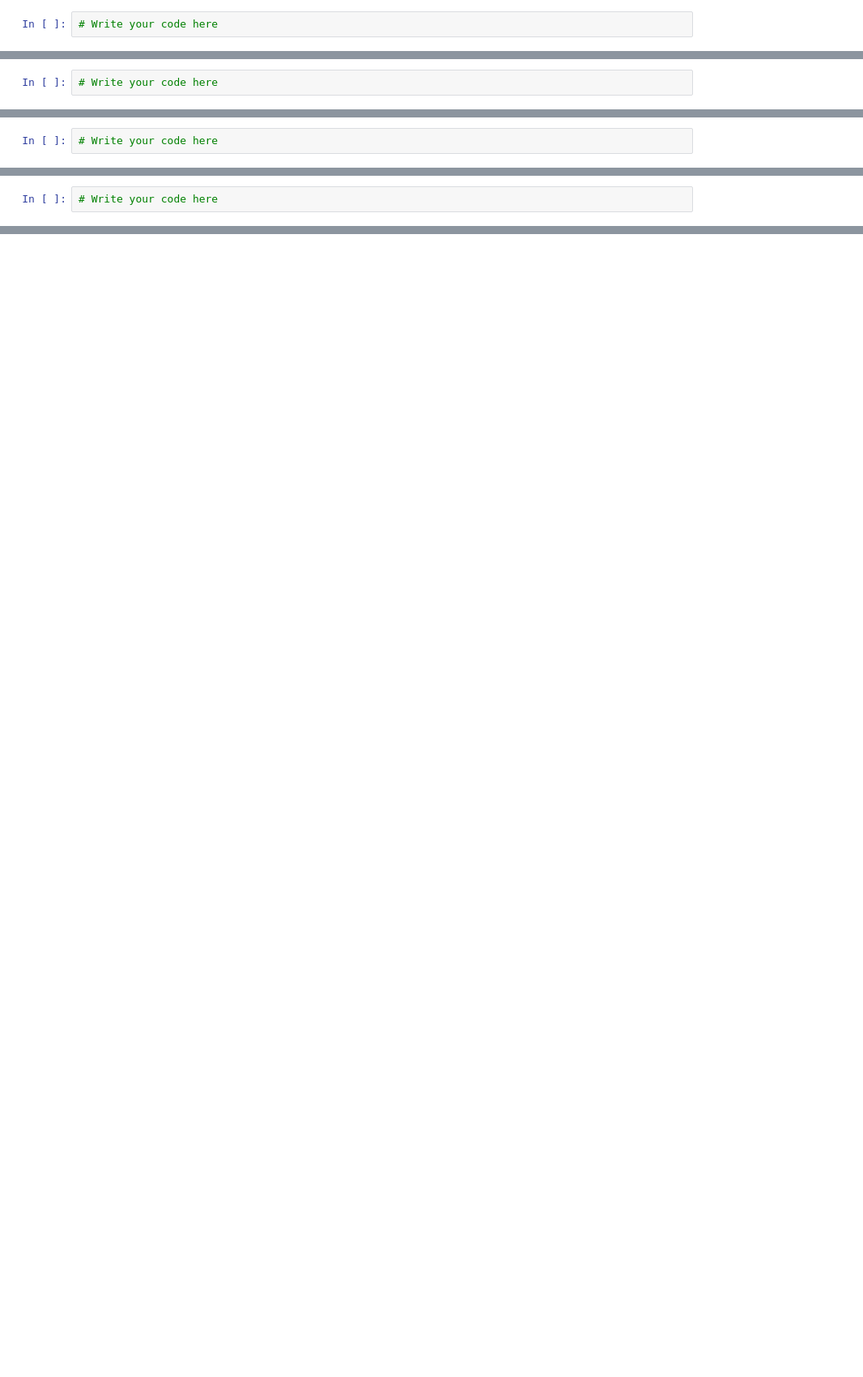
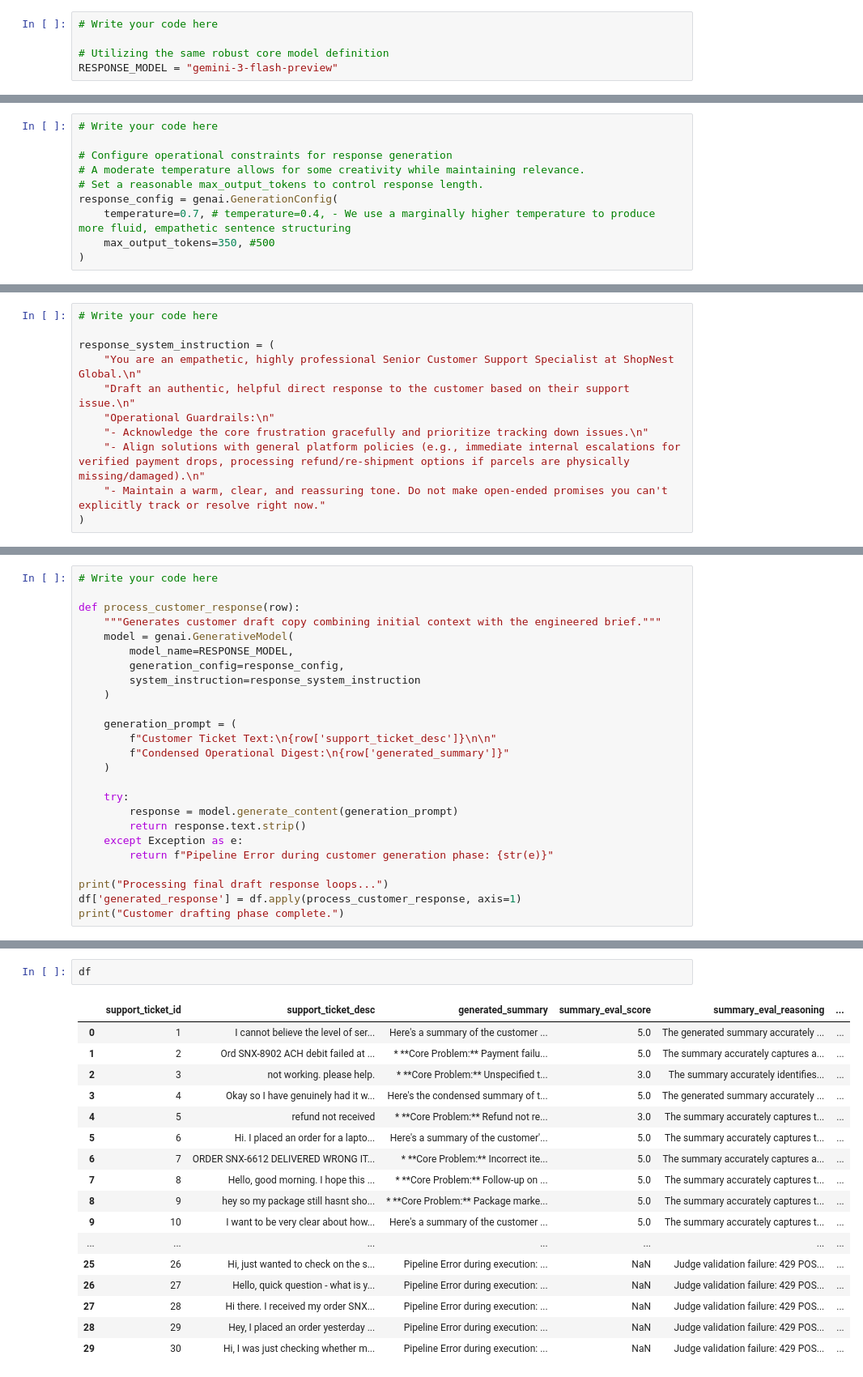
Before and after one commit to shangong/MLS1_Project1, a Jupyter notebook: Full_code_Support_Ticket_Analysis.ipynb, the cells around one changed output, grey strips where cells are left out. Shown at 81% size. Saved outputs shown, nothing was run; the diff lists cells and outputs as text; blank space fills up the shorter version.

```diff
--- a/Full_code_Support_Ticket_Analysis.ipynb
+++ b/Full_code_Support_Ticket_Analysis.ipynb
@@ -378,17 +427,60 @@ Write your observations here
 ## **Set up an LLM**
 # %%
 # Write your code here
+
+# Utilizing the same robust core model definition
+RESPONSE_MODEL = "gemini-3-flash-preview"
 # %% [markdown]
 ## **Set parameters**
 # %%
 # Write your code here
+
+# Configure operational constraints for response generation
+# A moderate temperature allows for some creativity while maintaining relevance.
+# Set a reasonable max_output_tokens to control response length.
+response_config = genai.GenerationConfig(
+    temperature=0.7, # temperature=0.4, - We use a marginally higher temperature to produce more fluid, empathetic sentence structuring
+    max_output_tokens=350, #500
+)
 # %% [markdown]
 ## **Prompting Technique**
 # %% [markdown]
 ### **System Message**
 # %%
 # Write your code here
+
+response_system_instruction = (
+    "You are an empathetic, highly professional Senior Customer Support Specialist at ShopNest Global.\n"
+    "Draft an authentic, helpful direct response to the customer based on their support issue.\n"
+    "Operational Guardrails:\n"
+    "- Acknowledge the core frustration gracefully and prioritize tracking down issues.\n"
+    "- Align solutions with general platform policies (e.g., immediate internal escalations for verified payment drops, processing refund/re-shipment options if parcels are physically missing/damaged).\n"
+    "- Maintain a warm, clear, and reassuring tone. Do not make open-ended promises you can't explicitly track or resolve right now."
+)
 # %% [markdown]
 ### **Generate Ticket Summaries**
 # %%
 # Write your code here
+
+def process_customer_response(row):
+    """Generates customer draft copy combining initial context with the engineered brief."""
+    model = genai.GenerativeModel(
+        model_name=RESPONSE_MODEL,
+        generation_config=response_config,
+        system_instruction=response_system_instruction
+    )
+
+    generation_prompt = (
+        f"Customer Ticket Text:\n{row['support_ticket_desc']}\n\n"
+        f"Condensed Operational Digest:\n{row['generated_summary']}"
+    )
+
+    try:
+        response = model.generate_content(generation_prompt)
+        return response.text.strip()
+    except Exception as e:
+        return f"Pipeline Error during customer generation phase: {str(e)}"
+
+print("Processing final draft response loops...")
+df['generated_response'] = df.apply(process_customer_response, axis=1)
+print("Customer drafting phase complete.")
@@ -395,4 +507,24 @@ Write your observations here
 # %% [markdown]
 ### **Observations**
+# %%
+df
+# %% [output]
+|  | support_ticket_id | support_ticket_desc | generated_summary | summary_eval_score | summary_eval_reasoning | ... |
+| 0 | 1 | I cannot believe the level of ser... | Here's a summary of the customer ... | 5.0 | The generated summary accurately ... | ... |
+| 1 | 2 | Ord SNX-8902 ACH debit failed at ... | * **Core Problem:** Payment failu... | 5.0 | The summary accurately captures a... | ... |
+| 2 | 3 | not working. please help. | * **Core Problem:** Unspecified t... | 3.0 | The summary accurately identifies... | ... |
+| 3 | 4 | Okay so I have genuinely had it w... | Here's the condensed summary of t... | 5.0 | The generated summary accurately ... | ... |
+| 4 | 5 | refund not received | * **Core Problem:** Refund not re... | 3.0 | The summary accurately captures t... | ... |
+| 5 | 6 | Hi. I placed an order for a lapto... | Here's a summary of the customer'... | 5.0 | The summary accurately captures t... | ... |
+| 6 | 7 | ORDER SNX-6612 DELIVERED WRONG IT... | * **Core Problem:** Incorrect ite... | 5.0 | The summary accurately captures a... | ... |
+| 7 | 8 | Hello, good morning. I hope this ... | * **Core Problem:** Follow-up on ... | 5.0 | The summary accurately captures t... | ... |
+| 8 | 9 | hey so my package still hasnt sho... | * **Core Problem:** Package marke... | 5.0 | The summary accurately captures t... | ... |
+| 9 | 10 | I want to be very clear about how... | Here's a summary of the customer ... | 5.0 | The summary accurately captures t... | ... |
+| ... | ... | ... | ... | ... | ... | ... |
+| 25 | 26 | Hi, just wanted to check on the s... | Pipeline Error during execution: ... | NaN | Judge validation failure: 429 POS... | ... |
+| 26 | 27 | Hello, quick question - what is y... | Pipeline Error during execution: ... | NaN | Judge validation failure: 429 POS... | ... |
+| 27 | 28 | Hi there. I received my order SNX... | Pipeline Error during execution: ... | NaN | Judge validation failure: 429 POS... | ... |
+| 28 | 29 | Hey, I placed an order yesterday ... | Pipeline Error during execution: ... | NaN | Judge validation failure: 429 POS... | ... |
+| 29 | 30 | Hi, I was just checking whether m... | Pipeline Error during execution: ... | NaN | Judge validation failure: 429 POS... | ... |
 # %% [markdown]
 Write your observations here
```
Also changed, not shown: parts of 21 cells of this notebook, 2 other files.
